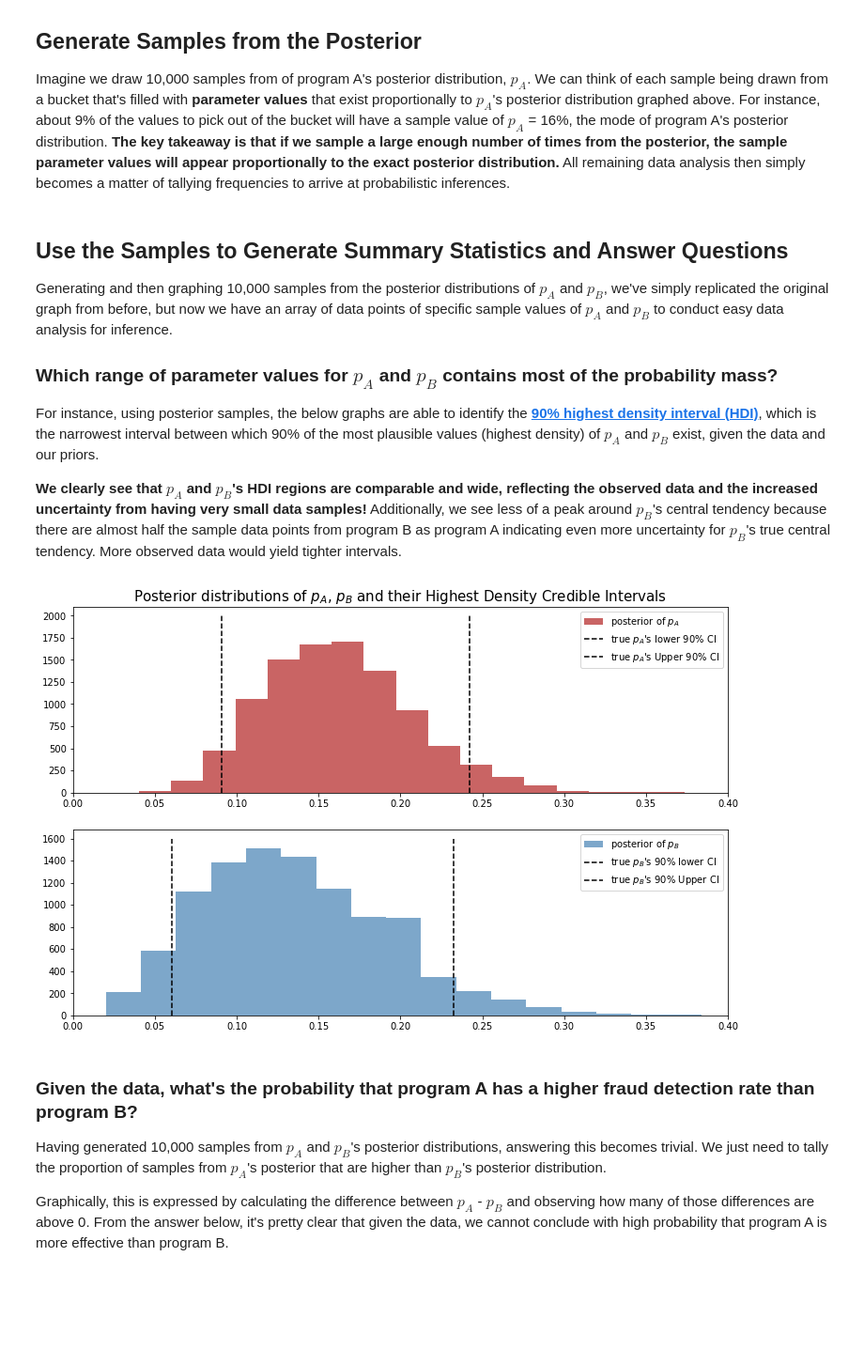
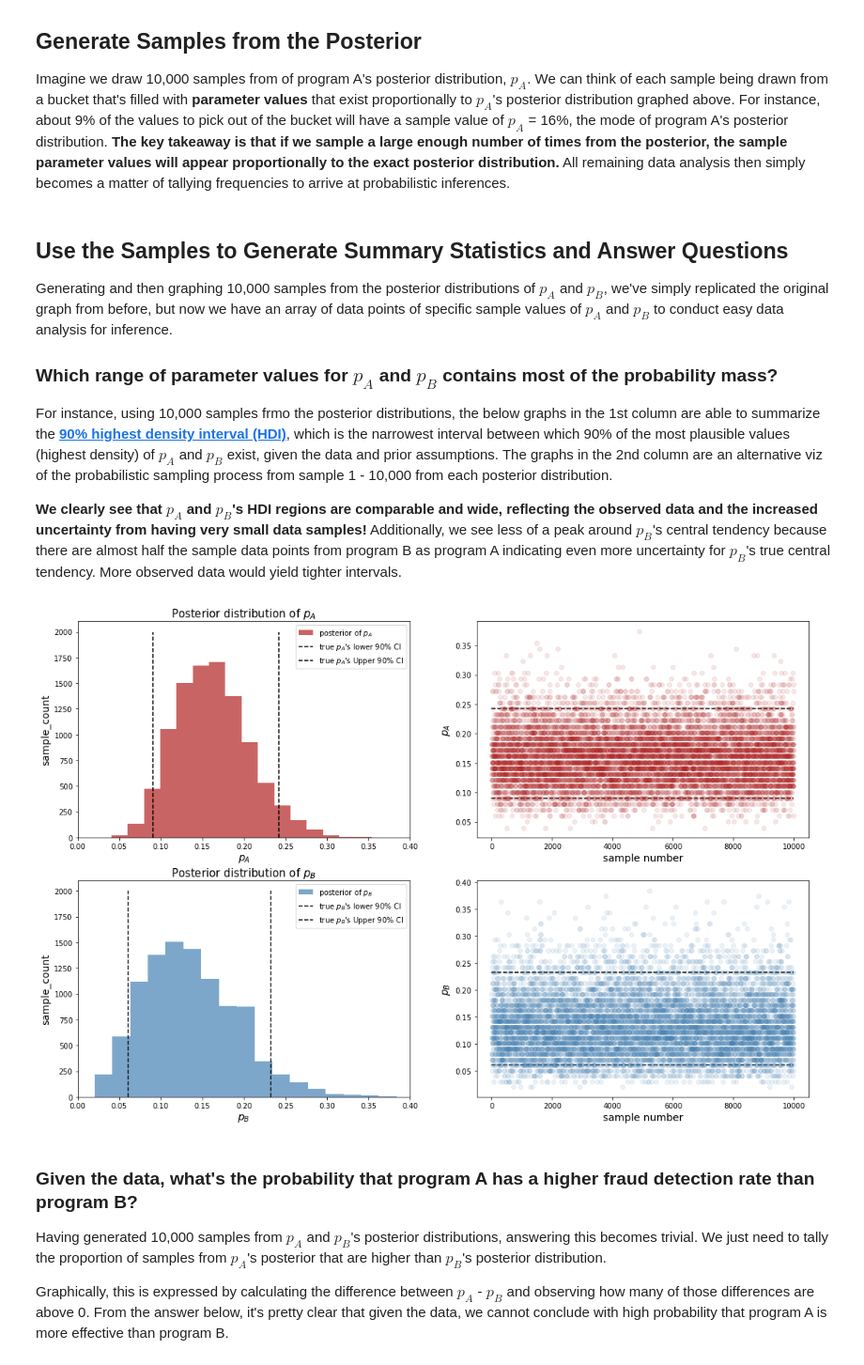
Before and after one commit to BrandonHoeft/Bayesian-Inference, a Jupyter notebook: bayesian-AB-testing.ipynb, the cells around one changed output. Shown at 94% size. Drawn from its saved outputs; the diff is of its cells as text; code cells hidden in the pictures; blank space fills up the shorter version.

Commit message:
added back the trace plots

```diff
--- a/bayesian-AB-testing.ipynb
+++ b/bayesian-AB-testing.ipynb
@@ -144,33 +144,50 @@ Generating and then graphing 10,000 samples from the posterior distributions of
 
 ### Which range of parameter values for $p_A$ and $p_B$ contains most of the probability mass?
 
-For instance, using posterior samples, the below graphs are able to identify the [**90% highest density interval (HDI)**](https://en.wikipedia.org/wiki/Credible_interval), which is the narrowest interval between which 90% of the most plausible values (highest density) of $p_A$ and $p_B$ exist, given the data and our priors.
+For instance, using 10,000 samples frmo the posterior distributions, the below graphs in the 1st column are able to summarize the [**90% highest density interval (HDI)**](https://en.wikipedia.org/wiki/Credible_interval), which is the narrowest interval between which 90% of the most plausible values (highest density) of $p_A$ and $p_B$ exist, given the data and prior assumptions. The graphs in the 2nd column are an alternative viz of the probabilistic sampling process from sample 1 - 10,000 from each posterior distribution.
 
 **We clearly see that $p_A$ and $p_B$'s HDI regions are comparable and wide, reflecting the observed data and the increased uncertainty from having very small data samples!** Additionally, we see less of a peak around $p_B$'s central tendency because there are almost half the sample data points from program B as program A indicating even more uncertainty for $p_B$'s true central tendency. More observed data would yield tighter intervals.
 # %%
-figsize(12.5, 8)
+fig, ax = plt.subplots(2,2, figsize=(18,12))
 
-ax = plt.subplot(211)
+# posterior p_A histogram summary, and trace of the p_A samples
+ax[0,0].set_xlim(0, 0.4)
+ax[0,0].hist(post_samples_A, histtype='stepfilled', bins = 17, alpha=0.7,
+         label="posterior of $p_A$", color="firebrick", density=False)
+ax[0,0].vlines(np.percentile(post_samples_A, 5), 0, 2000, linestyle="--", label="true $p_A$'s lower 90% CI")
+ax[0,0].vlines(np.percentile(post_samples_A, 95), 0, 2000, linestyle="--", label="true $p_A$'s Upper 90% CI")
+ax[0,0].legend(loc="upper right")
+ax[0,0].set_xlabel('$p_A$', fontsize=14)
+ax[0,0].set_ylabel('sample_count', fontsize=14)
+ax[0,0].set_title("Posterior distribution of $p_A$", fontsize=15)
 
-plt.xlim(0, 0.4)
-plt.hist(post_samples_A, histtype='stepfilled', bins = 17, alpha=0.7,
-         label="posterior of $p_A$", color="firebrick", density=False)
-plt.vlines(np.percentile(post_samples_A, 5), 0, 2000, linestyle="--", label="true $p_A$'s lower 90% CI")
-plt.vlines(np.percentile(post_samples_A, 95), 0, 2000, linestyle="--", label="true $p_A$'s Upper 90% CI")
-plt.legend(loc="upper right")
-plt.title("Posterior distributions of $p_A$, $p_B$ and their Highest Density Credible Intervals", fontsize=15)
+ax[0,1].plot(post_samples_A, 'o', alpha=0.1, color="firebrick")
+ax[0,1].hlines(np.percentile(post_samples_A, 5), 0, 10000, linestyle="--", label="true $p_A$'s lower 90% CI")
+ax[0,1].hlines(np.percentile(post_samples_A, 95), 0, 10000, linestyle="--", label="true $p_A$'s Upper 90% CI")
+ax[0,1].set_xlabel('sample number', fontsize=14)
+ax[0,1].set_ylabel('$p_A$', fontsize=14)
 
-ax = plt.subplot(212)
 
-plt.xlim(0, 0.4)
-plt.hist(post_samples_B, histtype='stepfilled', bins = 17, alpha=0.7,
+# posterior p_B histogram summary, and trace of the p_B samples
+ax[1,0].set_xlim(0, 0.4)
+ax[1,0].hist(post_samples_B, histtype='stepfilled', bins = 17, alpha=0.7,
          label="posterior of $p_B$", color="steelblue", density=False)
-plt.vlines(np.percentile(post_samples_B, 5), 0, 1600, linestyle="--", label="true $p_B$'s 90% lower CI")
-plt.vlines(np.percentile(post_samples_B, 95), 0, 1600, linestyle="--", label="true $p_B$'s 90% Upper CI")
-plt.legend(loc="upper right")
+ax[1,0].vlines(np.percentile(post_samples_B, 5), 0, 2000, linestyle="--", label="true $p_B$'s lower 90% CI")
+ax[1,0].vlines(np.percentile(post_samples_B, 95), 0, 2000, linestyle="--", label="true $p_B$'s Upper 90% CI")
+ax[1,0].legend(loc="upper right")
+ax[1,0].set_xlabel('$p_B$', fontsize=14)
+ax[1,0].set_ylabel('sample_count', fontsize=14)
+ax[1,0].set_title("Posterior distribution of $p_B$", fontsize=15)
+
+ax[1,1].plot(post_samples_B, 'o', alpha=0.1, color="steelblue")
+ax[1,1].hlines(np.percentile(post_samples_B, 5), 0, 10000, linestyle="--", label="true $$p_B$'s lower 90% CI")
+ax[1,1].hlines(np.percentile(post_samples_B, 95), 0, 10000, linestyle="--", label="true $$p_B$'s Upper 90% CI")
+ax[1,1].set_xlabel('sample number', fontsize=14)
+ax[1,1].set_ylabel('$p_B$', fontsize=14)
+
 plt.show()
 # %% [output]
-[figure, old version]
+[figure, new version]
 # %% [markdown]
 ### Given the data, what's the probability that program A has a higher fraud detection rate than program B?
 
```
Also changed, not shown: parts of 4 cells of this notebook.
